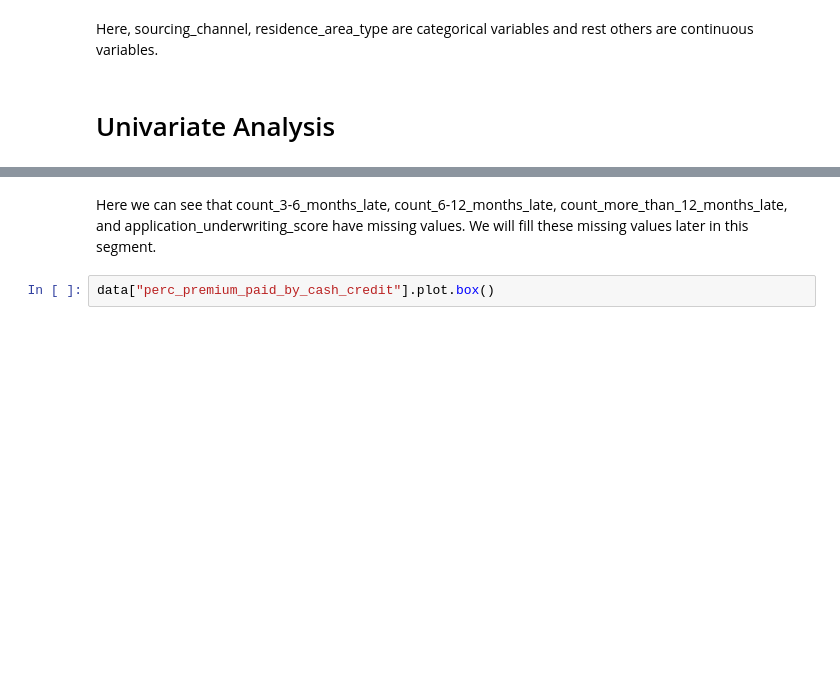
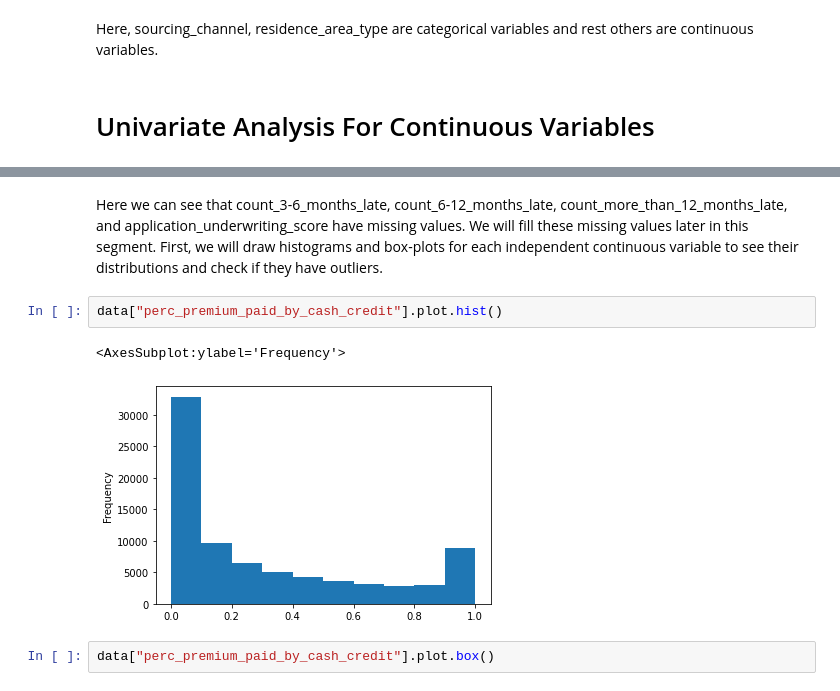
Before and after one commit to tanzeyl/Predicting-if-a-customer-will-default-for-their-next-premium, a Jupyter notebook: Main File.ipynb, the cells around one changed output, grey strips where cells are left out. Saved outputs shown, nothing was run; the diff lists cells and outputs as text; blank space fills up the shorter version.

Commit message:
Corrected the Univariate Analysis of all Independent Continuous Variables.

```diff
--- a/Main File.ipynb
+++ b/Main File.ipynb
@@ -72,7 +71,7 @@ dtype: object
 # %% [markdown]
 Here, sourcing_channel, residence_area_type are categorical variables and rest others are continuous variables.
 # %% [markdown]
-# Univariate Analysis
+# Univariate Analysis For Continuous Variables
 # %%
 data.describe()
 # %% [output]
@@ -86,7 +85,12 @@ data.describe()
 | 75% | 85632.000000 | 0.538000 | 22636.000000 | 2.520900e+05 | 0.000000 | 0.000000 | ... |
 | max | 114076.000000 | 1.000000 | 37602.000000 | 9.026260e+07 | 13.000000 | 17.000000 | ... |
 # %% [markdown]
-Here we can see that count_3-6_months_late, count_6-12_months_late, count_more_than_12_months_late, and application_underwriting_score have missing values. We will fill these missing values later in this segment.
+Here we can see that count_3-6_months_late, count_6-12_months_late, count_more_than_12_months_late, and application_underwriting_score have missing values. We will fill these missing values later in this segment. First, we will draw histograms and box-plots for each independent continuous variable to see their distributions and check if they have outliers.
+# %%
+data["perc_premium_paid_by_cash_credit"].plot.hist()
+# %% [output]
+<AxesSubplot:ylabel='Frequency'>
+[figure, added]
 # %%
 data["perc_premium_paid_by_cash_credit"].plot.box()
 # %% [output]
```
Also changed, not shown: parts of 25 cells of this notebook.
